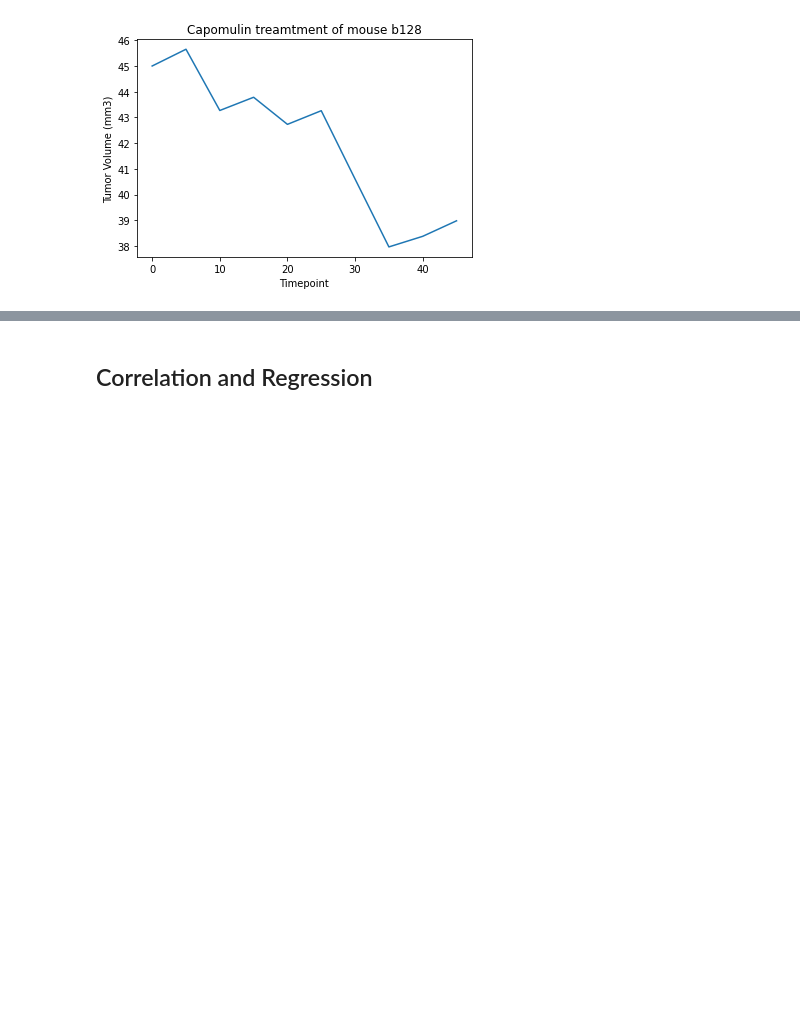
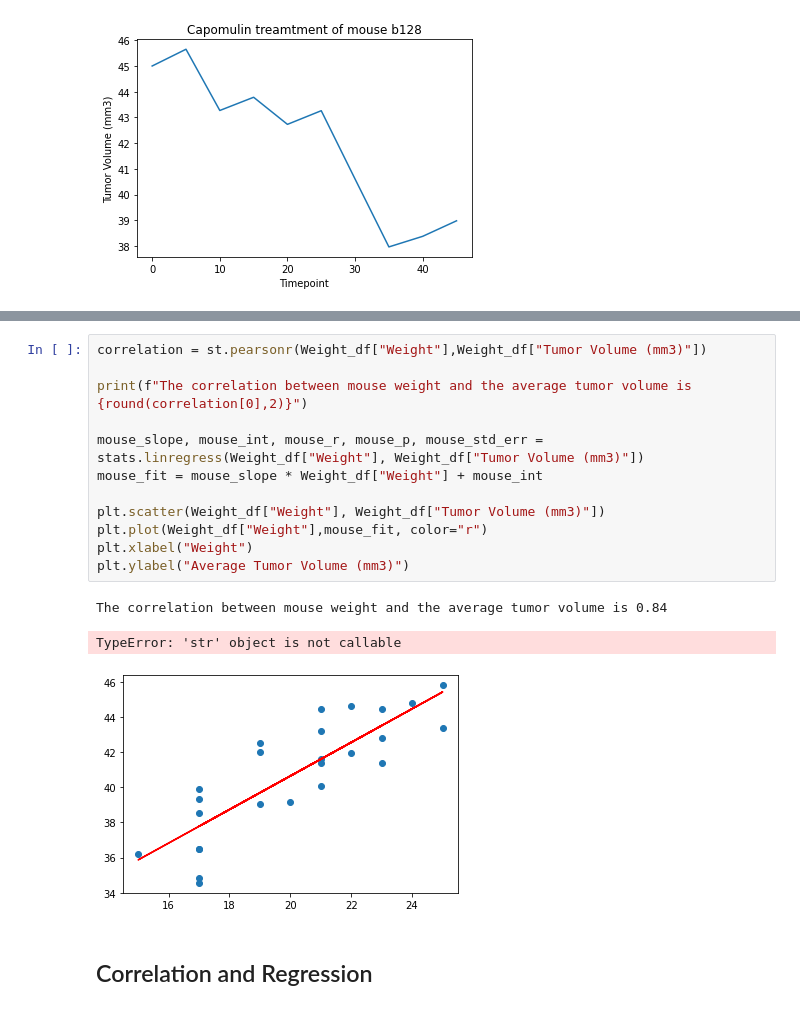
Before and after one commit to akarpie96/Matplotlib-Challenge, a Jupyter notebook: Pymaceuticals Inc..ipynb, the cells around one changed output, grey strips where cells are left out. Saved outputs shown, nothing was run; the diff lists cells and outputs as text; blank space fills up the shorter version.

```diff
--- a/Pymaceuticals Inc..ipynb
+++ b/Pymaceuticals Inc..ipynb
@@ -285,3 +283,19 @@ Text(0, 0.5, 'Averag Tumor Volume (mm3)')
+# %%
+correlation = st.pearsonr(Weight_df["Weight"],Weight_df["Tumor Volume (mm3)"])
+
+print(f"The correlation between mouse weight and the average tumor volume is {round(correlation[0],2)}")
+
+mouse_slope, mouse_int, mouse_r, mouse_p, mouse_std_err = stats.linregress(Weight_df["Weight"], Weight_df["Tumor Volume (mm3)"])
+mouse_fit = mouse_slope * Weight_df["Weight"] + mouse_int
+
+plt.scatter(Weight_df["Weight"], Weight_df["Tumor Volume (mm3)"])
+plt.plot(Weight_df["Weight"],mouse_fit, color="r")
+plt.xlabel("Weight")
+plt.ylabel("Average Tumor Volume (mm3)")
+# %% [output]
+The correlation between mouse weight and the average tumor volume is 0.84
+TypeError: 'str' object is not callable
+[figure, added]
 # %% [markdown]
 ## Correlation and Regression
 # %%
```
Also changed, not shown: parts of 3 cells of this notebook.
